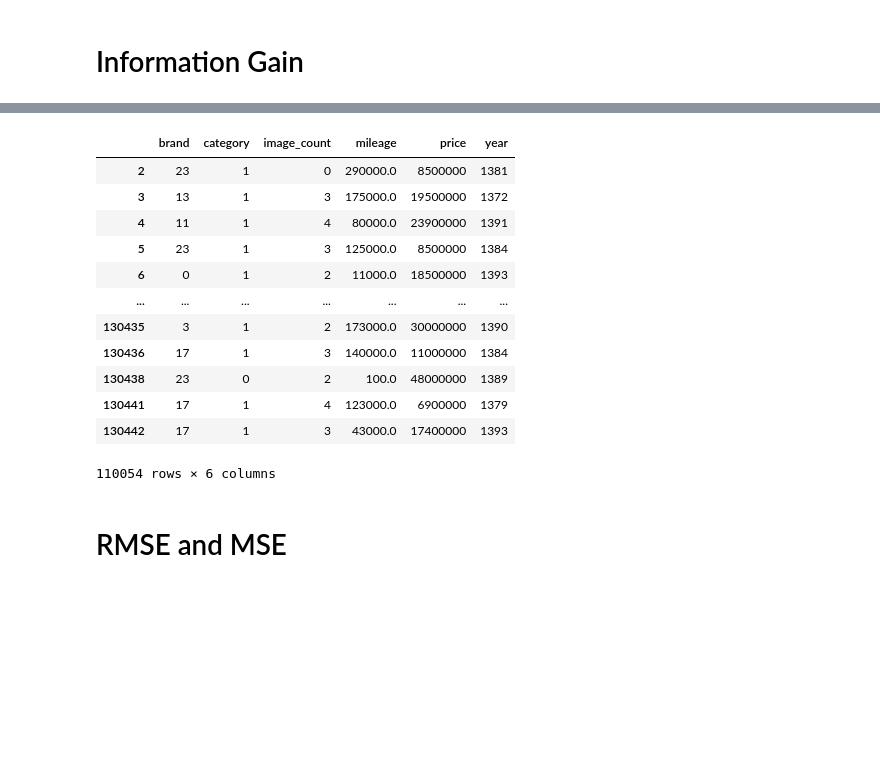
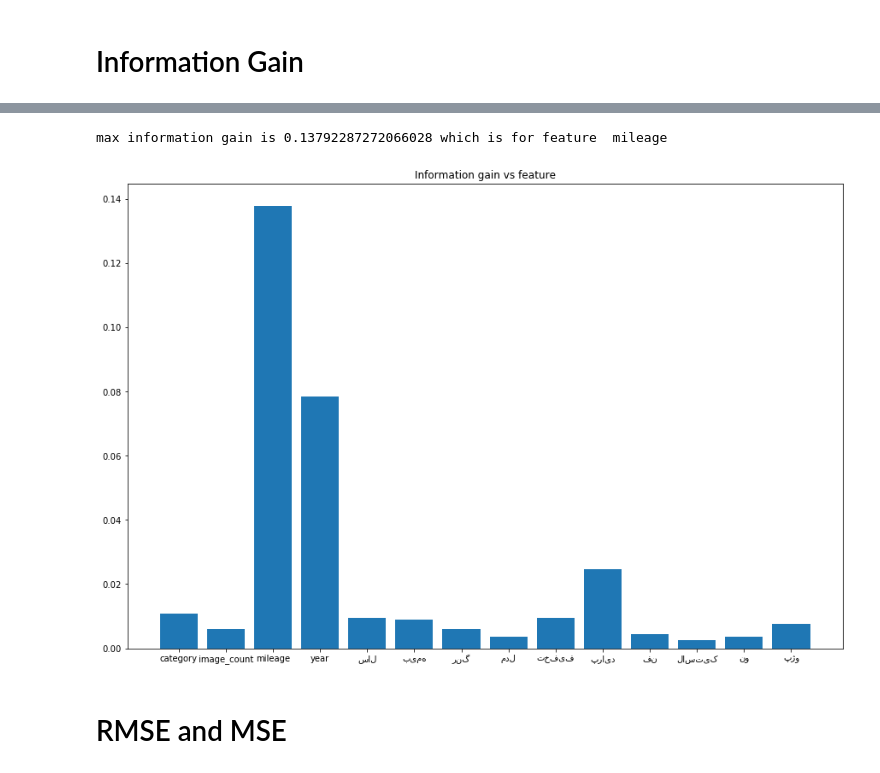
Before and after one commit to salsina/car-price-prediction-main-project-AI-CA3, a Jupyter notebook: Untitled.ipynb, the cells around one changed output, grey strips where cells are left out. Drawn from its saved outputs; the diff is of its cells as text; code cells hidden in the pictures; blank space fills up the shorter version.

```diff
--- a/Untitled.ipynb
+++ b/Untitled.ipynb
@@ -248,7 +265,12 @@ def find_info_gain(df, feature):
 
     return root_entropy - final_ans
 
+info_gains = []
+info_gains_cols = []
 for col in train_data.columns:
-    if col not in ['description', 'created_at', 'price']:
-        print(col,"Information Gain: ", find_info_gain(train_data, col))
+    if col != 'price' and col[:5] != "brand":
+        ig = find_info_gain(train_data, col)
+        info_gains.append(ig)
+        info_gains_cols.append(col)
+        print(col,"Information Gain: ", ig)
 # %% [output]
@@ -260,20 +291,14 @@ year Information Gain:  0.07850552330472949
-# %%
-del train_data['description']
-train_data
-# %% [output]
-|  | brand | category | image_count | mileage | price | year |
-| 2 | 23 | 1 | 0 | 290000.0 | 8500000 | 1381 |
-| 3 | 13 | 1 | 3 | 175000.0 | 19500000 | 1372 |
-| 4 | 11 | 1 | 4 | 80000.0 | 23900000 | 1391 |
-| 5 | 23 | 1 | 3 | 125000.0 | 8500000 | 1384 |
-| 6 | 0 | 1 | 2 | 11000.0 | 18500000 | 1393 |
-| ... | ... | ... | ... | ... | ... | ... |
-| 130435 | 3 | 1 | 2 | 173000.0 | 30000000 | 1390 |
-| 130436 | 17 | 1 | 3 | 140000.0 | 11000000 | 1384 |
-| 130438 | 23 | 0 | 2 | 100.0 | 48000000 | 1389 |
-| 130441 | 17 | 1 | 4 | 123000.0 | 6900000 | 1379 |
-| 130442 | 17 | 1 | 3 | 43000.0 | 17400000 | 1393 |
-110054 rows × 6 columns
+# %%
+import matplotlib.pyplot as plt
+plt.figure(figsize =(15, 10))
+plt.bar(info_gains_cols, info_gains)
+plt.title('Information gain vs feature')
+max_ig = max(info_gains)
+idx = info_gains.index(max_ig)
+print("max information gain is", max_ig, "which is for feature ",info_gains_cols[idx])
+# %% [output]
+max information gain is 0.13792287272066028 which is for feature  mileage
+[figure, added]
 # %% [markdown]
 <h1>RMSE and MSE</h1>
 # %%
```
Also changed, not shown: parts of 14 cells of this notebook.
